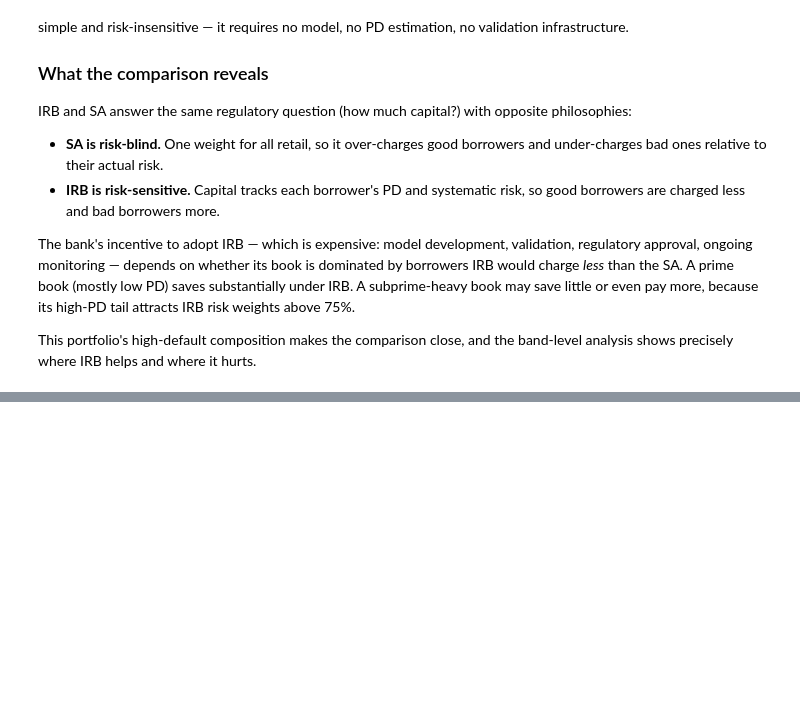
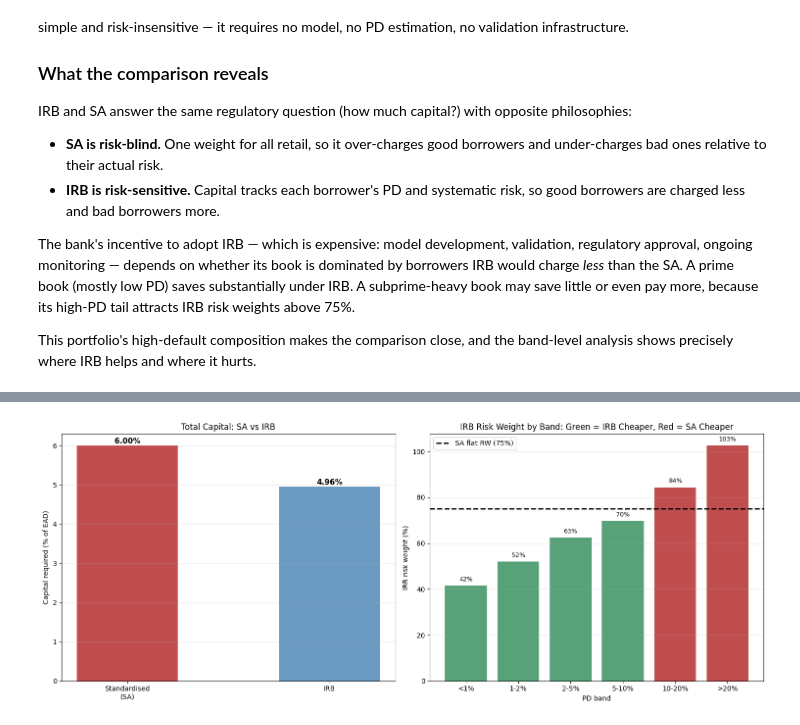
Before and after one commit to eavila-economist/Simple-credit-risk-model, a Jupyter notebook: notebooks/06_Basel_IRB_Capital.ipynb, the cells around one changed output, grey strips where cells are left out. Saved outputs shown, nothing was run; the diff lists cells and outputs as text; code cells hidden in the pictures; blank space fills up the shorter version.

```diff
--- a/notebooks/06_Basel_IRB_Capital.ipynb
+++ b/notebooks/06_Basel_IRB_Capital.ipynb
@@ -904,0 +990,33 @@ This portfolio's high-default composition makes the comparison close, and the ba
+# %%
+fig, axes = plt.subplots(1, 2, figsize=(15, 6))
+
+# Panel 1: total capital SA vs IRB
+ax = axes[0]
+approaches = ['Standardised\n(SA)', 'IRB']
+capitals = [total_capital_sa/total_ead*100, total_capital_irb/total_ead*100]
+bars = ax.bar(approaches, capitals, color=['firebrick', 'steelblue'], alpha=0.8, width=0.5)
+ax.set_ylabel('Capital required (% of EAD)')
+ax.set_title('Total Capital: SA vs IRB')
+ax.grid(axis='y', alpha=0.3)
+for b, v in zip(bars, capitals):
+    ax.text(b.get_x() + b.get_width()/2, v + 0.05, f'{v:.2f}%', ha='center', fontsize=11, fontweight='bold')
+
+# Panel 2: IRB risk weight by band vs SA flat line, colored by winner
+ax = axes[1]
+rw_vals = band_sa['mean_rw_irb'].values * 100
+colors_win = ['seagreen' if rw < 75 else 'firebrick' for rw in rw_vals]
+bars = ax.bar(band_sa['pd_band'].astype(str), rw_vals, color=colors_win, alpha=0.8)
+ax.axhline(75, color='black', linestyle='--', linewidth=2, label='SA flat RW (75%)')
+ax.set_xlabel('PD band')
+ax.set_ylabel('IRB risk weight (%)')
+ax.set_title('IRB Risk Weight by Band: Green = IRB Cheaper, Red = SA Cheaper')
+ax.legend(loc='upper left')
+ax.grid(axis='y', alpha=0.3)
+for b, v in zip(bars, rw_vals):
+    ax.text(b.get_x() + b.get_width()/2, v + 2, f'{v:.0f}%', ha='center', fontsize=9)
+
+plt.tight_layout()
+plt.savefig('../outputs/figures/06_sa_vs_irb.png', dpi=120, bbox_inches='tight')
+plt.show()
+# %% [output]
+[figure, added]
```
Also changed, not shown: parts of 9 cells of this notebook, 2 other files.
